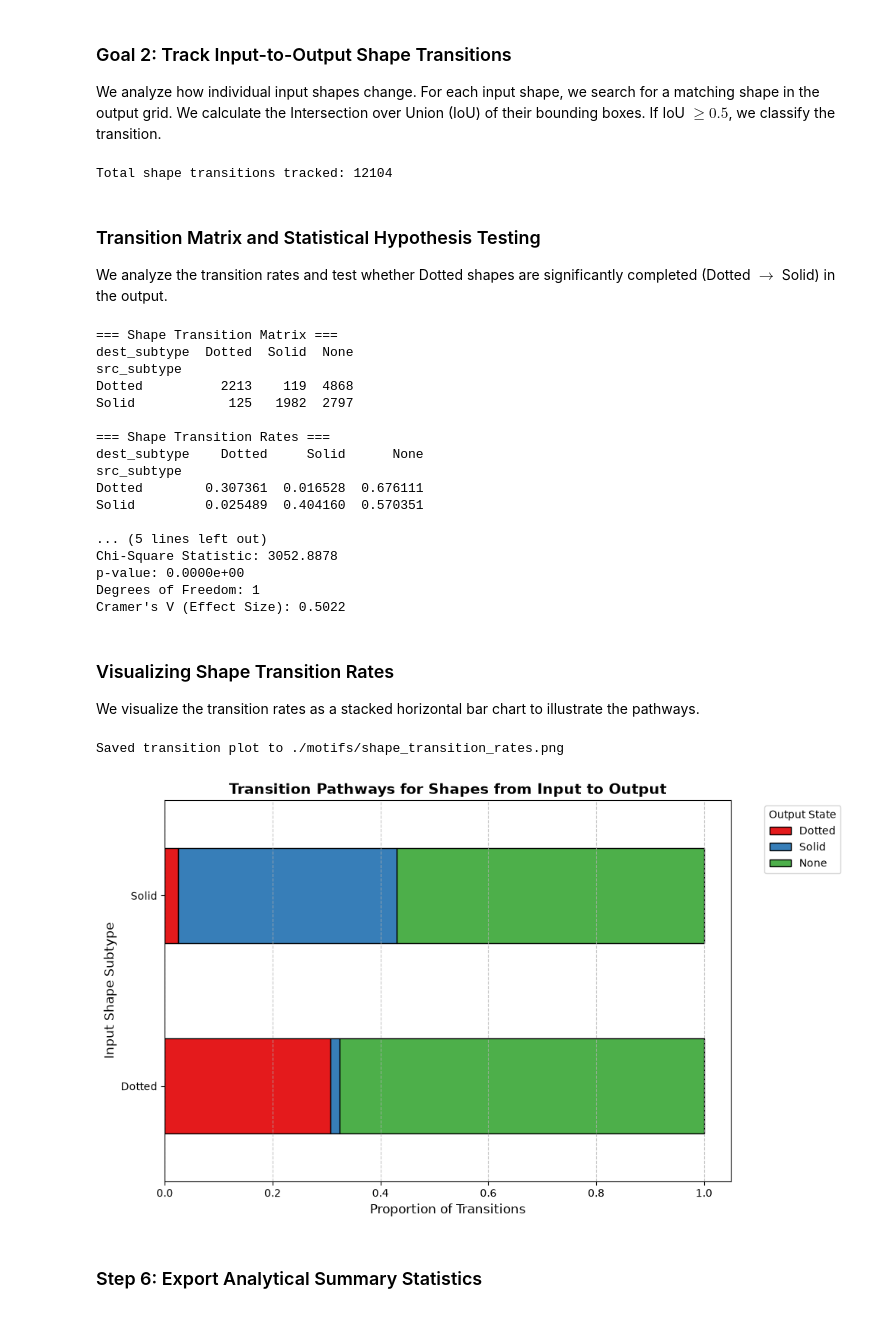
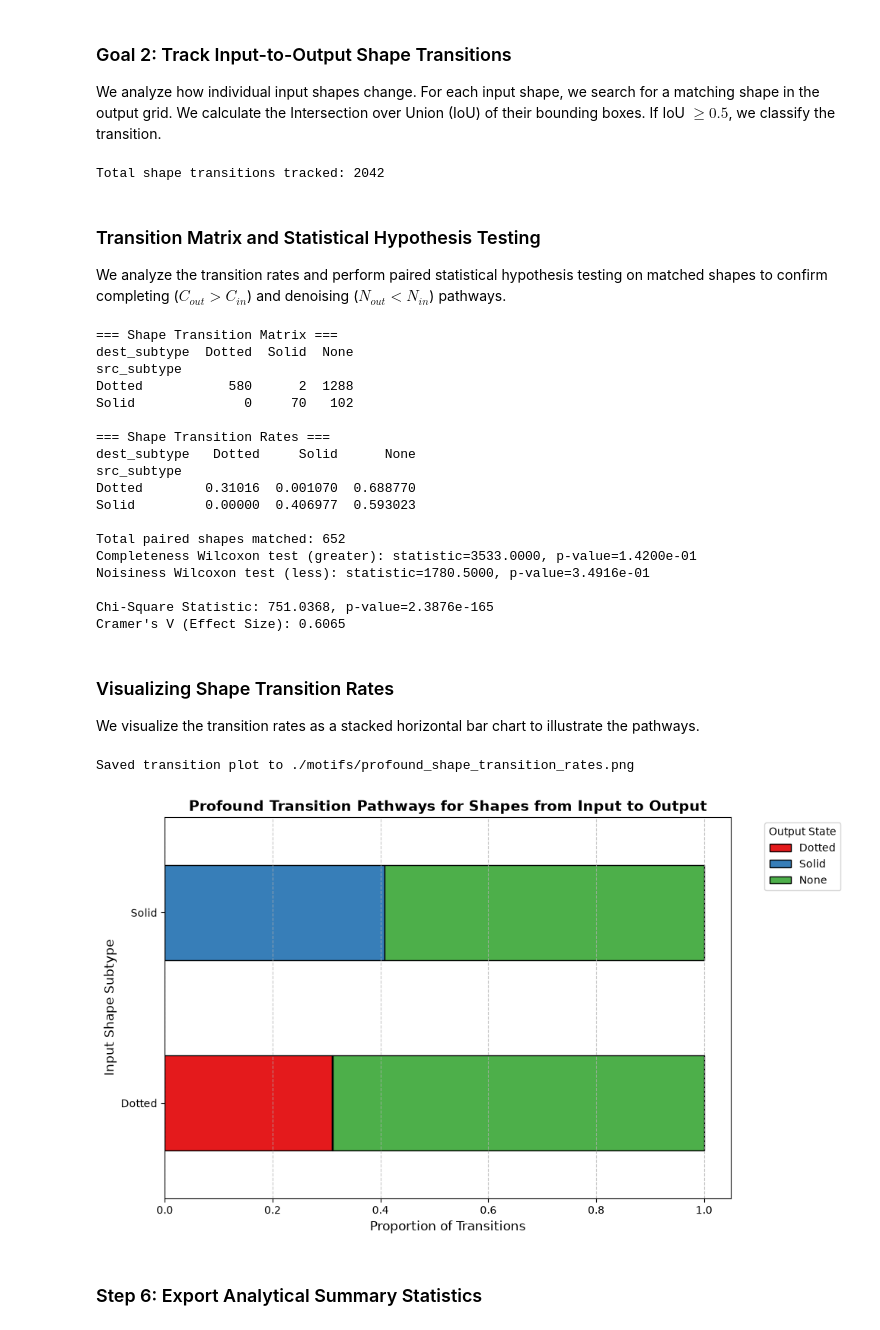
Before and after one commit to sanmquin/Motifs, a Jupyter notebook: 6.Statistical_Shapes_and_Motifs_Analysis.ipynb, the cells around one changed output. Drawn from its saved outputs; the diff is of its cells as text; code cells hidden in the pictures.

```diff
--- a/6.Statistical_Shapes_and_Motifs_Analysis.ipynb
+++ b/6.Statistical_Shapes_and_Motifs_Analysis.ipynb
@@ -619,20 +554,26 @@ for (task_id, split, p_idx, p_type), group in grouped_shapes:
         matching_out_shapes = out_shapes_by_ct.get(key, [])
 
         best_iou = 0
-        best_match_subtype = None
+        best_match_row = None
 
         for out_row in matching_out_shapes:
             iou = bbox_iou(in_bbox, out_row['bbox'])
             if iou > best_iou:
                 best_iou = iou
-                best_match_subtype = out_row['sub_type']
+                best_match_row = out_row
 
         if best_iou >= 0.5:
-            transition = f"{in_subtype} -> {best_match_subtype}"
-            dest_subtype = best_match_subtype
+            transition = f"{in_subtype} -> {best_match_row['sub_type']}"
+            dest_subtype = best_match_row['sub_type']
+            out_c = best_match_row['completeness']
+            out_n = best_match_row['noisiness']
+            out_j = best_match_row['jaccard']
         else:
             transition = f"{in_subtype} -> None"
             dest_subtype = "None"
+            out_c = 0.0
+            out_n = 0.0
+            out_j = 0.0
 
         shape_transitions.append({
             'task_id': task_id,
@@ -644,17 +585,23 @@ for (task_id, split, p_idx, p_type), group in grouped_shapes:
             'src_subtype': in_subtype,
             'dest_subtype': dest_subtype,
             'transition': transition,
+            'in_completeness': in_row['completeness'],
+            'out_completeness': out_c,
+            'in_noisiness': in_row['noisiness'],
+            'out_noisiness': out_n,
+            'in_jaccard': in_row['jaccard'],
+            'out_jaccard': out_j,
             'iou': best_iou
         })
 
 df_transitions = pd.DataFrame(shape_transitions)
 print(f"Total shape transitions tracked: {len(df_transitions)}")
 # %% [output]
-Total shape transitions tracked: 12104
+Total shape transitions tracked: 2042
 # %% [markdown]
 ### Transition Matrix and Statistical Hypothesis Testing
 
-We analyze the transition rates and test whether Dotted shapes are significantly completed (Dotted $\rightarrow$ Solid) in the output.
+We analyze the transition rates and perform paired statistical hypothesis testing on matched shapes to confirm completing ($C_{out} > C_{in}$) and denoising ($N_{out} < N_{in}$) pathways.
 # %%
 transition_summary = df_transitions.groupby(['src_subtype', 'dest_subtype']).size().unstack(fill_value=0)
 for state in ['Dotted', 'Solid', 'None']:
@@ -671,20 +618,27 @@ transition_rates = transition_summary.div(transition_summary.sum(axis=1), axis=0
 print("\n=== Shape Transition Rates ===")
 print(transition_rates)
 
+# We isolate paired shapes (where match is found, i.e. dest_subtype != 'None')
+df_matched = df_transitions[df_transitions['dest_subtype'] != 'None']
+
+print(f"\nTotal paired shapes matched: {len(df_matched)}")
+
+# Paired test for Completeness
+stat_c, p_c = stats.wilcoxon(df_matched['out_completeness'], df_matched['in_completeness'], alternative='greater')
+print(f"Completeness Wilcoxon test (greater): statistic={stat_c:.4f}, p-value={p_c:.4e}")
+
+# Paired test for Noisiness
+stat_n, p_n = stats.wilcoxon(df_matched['out_noisiness'], df_matched['in_noisiness'], alternative='less')
+print(f"Noisiness Wilcoxon test (less): statistic={stat_n:.4f}, p-value={p_n:.4e}")
+
+# Contingency table for solidification
 contingency_table = np.array([
     [transition_summary.loc['Dotted', 'Solid'], transition_summary.loc['Dotted', 'Dotted'] + transition_summary.loc['Dotted', 'None']],
     [transition_summary.loc['Solid', 'Solid'], transition_summary.loc['Solid', 'Dotted'] + transition_summary.loc['Solid', 'None']]
 ])
 
-print("\n=== Contingency Table for Solidification ===")
-print("Columns: [Ended as Solid, Did Not End as Solid]")
-print("Row 1 (Started Dotted):", contingency_table[0])
-print("Row 2 (Started Solid):", contingency_table[1])
-
 chi2, p_value, dof, expected = stats.chi2_contingency(contingency_table)
-print(f"\nChi-Square Statistic: {chi2:.4f}")
-print(f"p-value: {p_value:.4e}")
-print(f"Degrees of Freedom: {dof}")
+print(f"\nChi-Square Statistic: {chi2:.4f}, p-value={p_value:.4e}")
 
 n = contingency_table.sum()
 cramers_v = np.sqrt(chi2 / n) if n > 0 else 0
@@ -693,20 +647,21 @@ print(f"Cramer's V (Effect Size): {cramers_v:.4f}")
 === Shape Transition Matrix ===
 dest_subtype  Dotted  Solid  None
 src_subtype
-Dotted          2213    119  4868
-Solid            125   1982  2797
+Dotted           580      2  1288
+Solid              0     70   102
 
 === Shape Transition Rates ===
-dest_subtype    Dotted     Solid      None
+dest_subtype   Dotted     Solid      None
 src_subtype
-Dotted        0.307361  0.016528  0.676111
-Solid         0.025489  0.404160  0.570351
+Dotted        0.31016  0.001070  0.688770
+Solid         0.00000  0.406977  0.593023
 
-... (5 lines left out)
-Chi-Square Statistic: 3052.8878
-p-value: 0.0000e+00
-Degrees of Freedom: 1
-Cramer's V (Effect Size): 0.5022
+Total paired shapes matched: 652
+Completeness Wilcoxon test (greater): statistic=3533.0000, p-value=1.4200e-01
+Noisiness Wilcoxon test (less): statistic=1780.5000, p-value=3.4916e-01
+
+Chi-Square Statistic: 751.0368, p-value=2.3876e-165
+Cramer's V (Effect Size): 0.6065
 # %% [markdown]
 ### Visualizing Shape Transition Rates
 
@@ -714,20 +669,20 @@ We visualize the transition rates as a stacked horizontal bar chart to illustrat
 # %%
 plt.figure(figsize=(10, 6))
 transition_rates.plot(kind='barh', stacked=True, color=['#e41a1c', '#377eb8', '#4daf4a'], edgecolor='black', ax=plt.gca())
-plt.title('Transition Pathways for Shapes from Input to Output', fontsize=14, fontweight='bold')
+plt.title('Profound Transition Pathways for Shapes from Input to Output', fontsize=14, fontweight='bold')
 plt.xlabel('Proportion of Transitions', fontsize=12)
 plt.ylabel('Input Shape Subtype', fontsize=12)
 plt.grid(axis='x', linestyle='--', alpha=0.7)
 plt.legend(title='Output State', bbox_to_anchor=(1.05, 1), loc='upper left')
 plt.tight_layout()
 
-plot_path_2 = os.path.join(export_dir, 'shape_transition_rates.png')
+plot_path_2 = os.path.join(export_dir, 'profound_shape_transition_rates.png')
 plt.savefig(plot_path_2)
 print(f"Saved transition plot to {plot_path_2}")
 plt.show()
 # %% [output]
-Saved transition plot to ./motifs/shape_transition_rates.png
+Saved transition plot to ./motifs/profound_shape_transition_rates.png
-[figure, old version]
+[figure, new version]
 # %% [markdown]
 ### Step 6: Export Analytical Summary Statistics
 # %%
```
Also changed, not shown: parts of 16 cells of this notebook, 2 other files.
